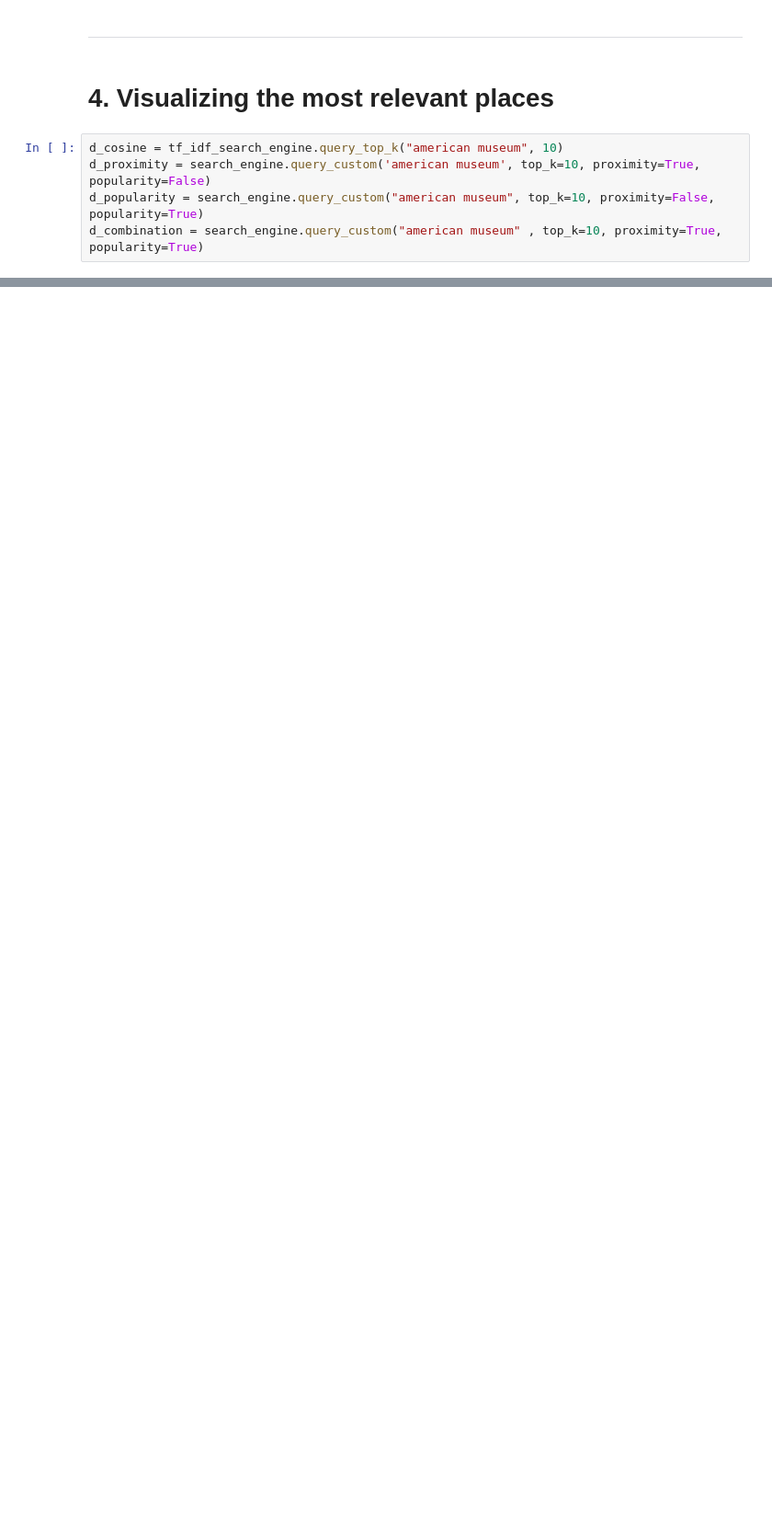
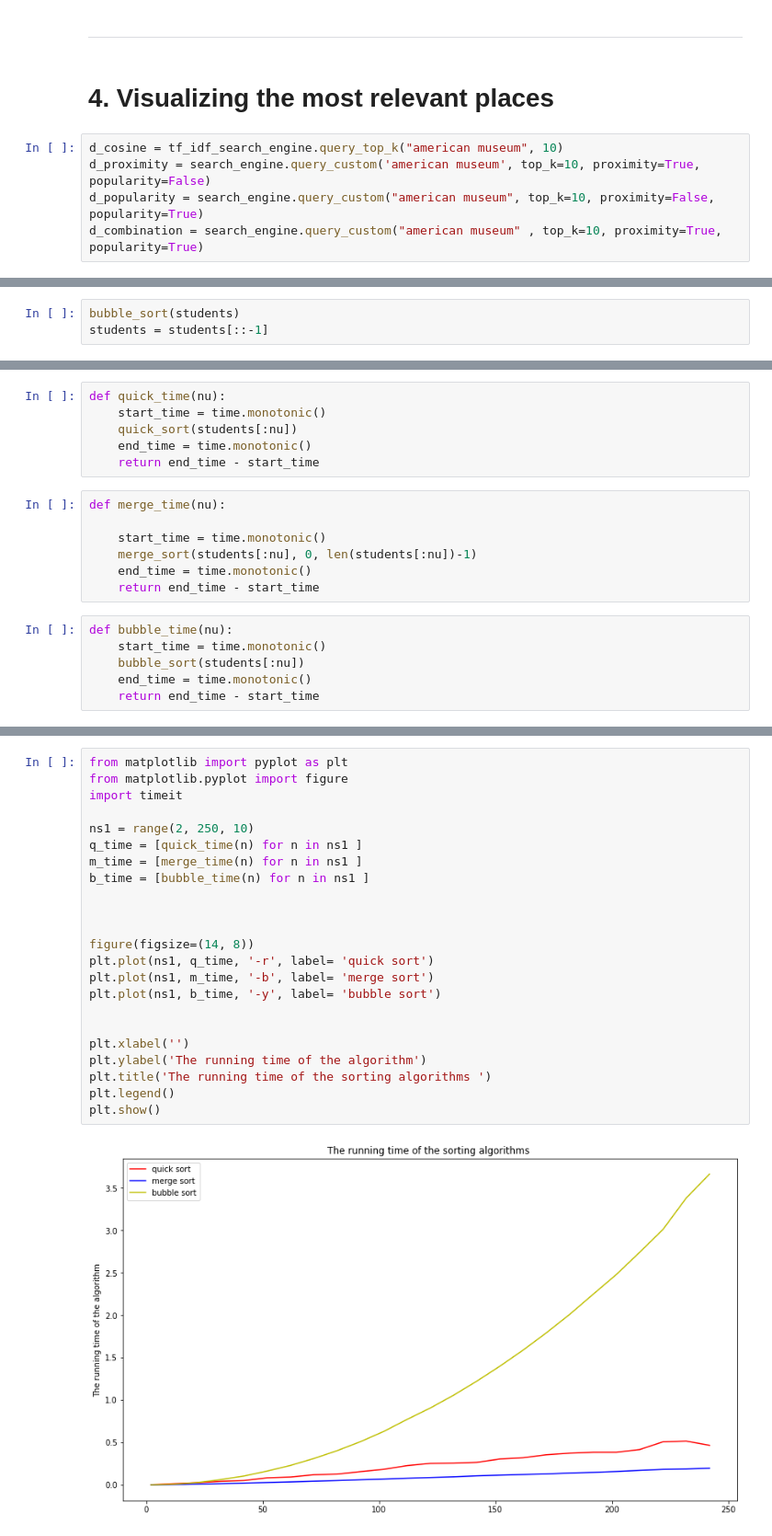
Before and after one commit to jonasbarth/adm-2022-hw-3, a Jupyter notebook: main.ipynb, the cells around one changed output, grey strips where cells are left out. Shown at 92% size. Drawn from its saved outputs; the diff is of its cells as text; blank space fills up the shorter version.

```diff
--- a/main.ipynb
+++ b/main.ipynb
@@ -263,0 +532,3 @@ plot_map(d_combination, "Maps visualization of the most relevant place according
+# %%
+bubble_sort(students)
+students = students[::-1]
@@ -263,0 +541,19 @@ plot_map(d_combination, "Maps visualization of the most relevant place according
+# %%
+def quick_time(nu):
+    start_time = time.monotonic()
+    quick_sort(students[:nu])
+    end_time = time.monotonic()
+    return end_time - start_time
+# %%
+def merge_time(nu):
+
+    start_time = time.monotonic()
+    merge_sort(students[:nu], 0, len(students[:nu])-1)
+    end_time = time.monotonic()
+    return end_time - start_time
+# %%
+def bubble_time(nu):
+    start_time = time.monotonic()
+    bubble_sort(students[:nu])
+    end_time = time.monotonic()
+    return end_time - start_time
@@ -263,0 +564,25 @@ plot_map(d_combination, "Maps visualization of the most relevant place according
+# %%
+from matplotlib import pyplot as plt
+from matplotlib.pyplot import figure
+import timeit
+
+ns1 = range(2, 250, 10)
+q_time = [quick_time(n) for n in ns1 ]
+m_time = [merge_time(n) for n in ns1 ]
+b_time = [bubble_time(n) for n in ns1 ]
+
+
+
+figure(figsize=(14, 8))
+plt.plot(ns1, q_time, '-r', label= 'quick sort')
+plt.plot(ns1, m_time, '-b', label= 'merge sort')
+plt.plot(ns1, b_time, '-y', label= 'bubble sort')
+
+
+plt.xlabel('')
+plt.ylabel('The running time of the algorithm')
+plt.title('The running time of the sorting algorithms ')
+plt.legend()
+plt.show()
+# %% [output]
+[figure, added]
```
Also changed, not shown: parts of 31 cells of this notebook.
